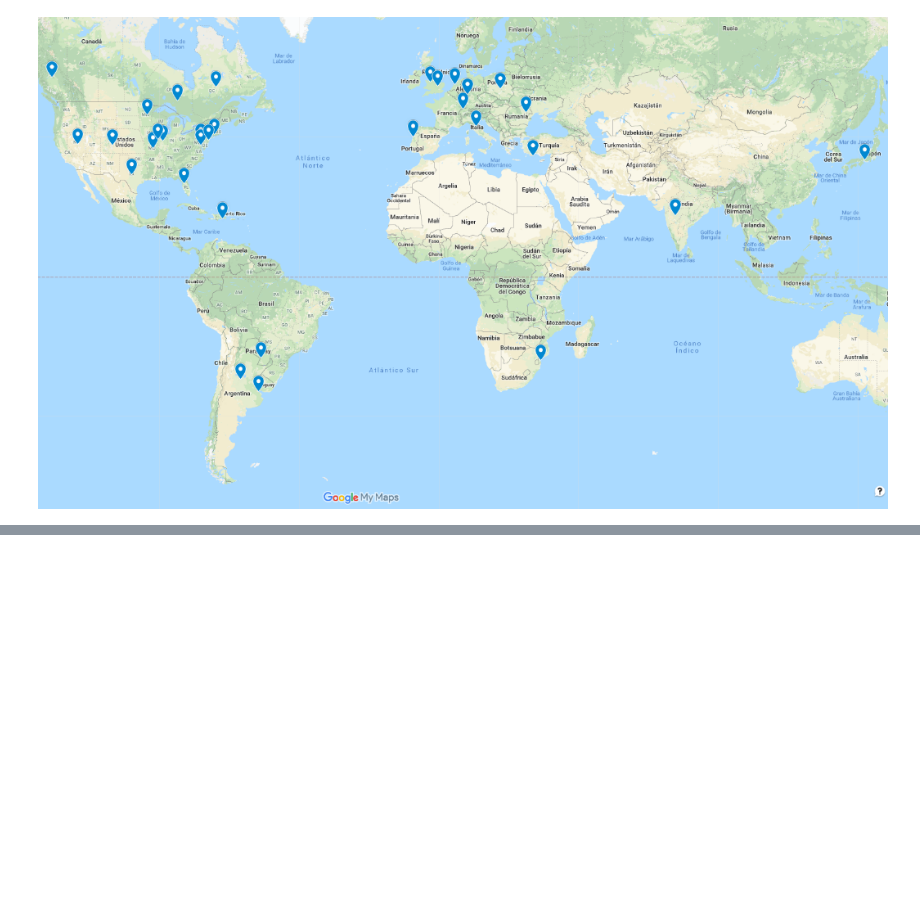
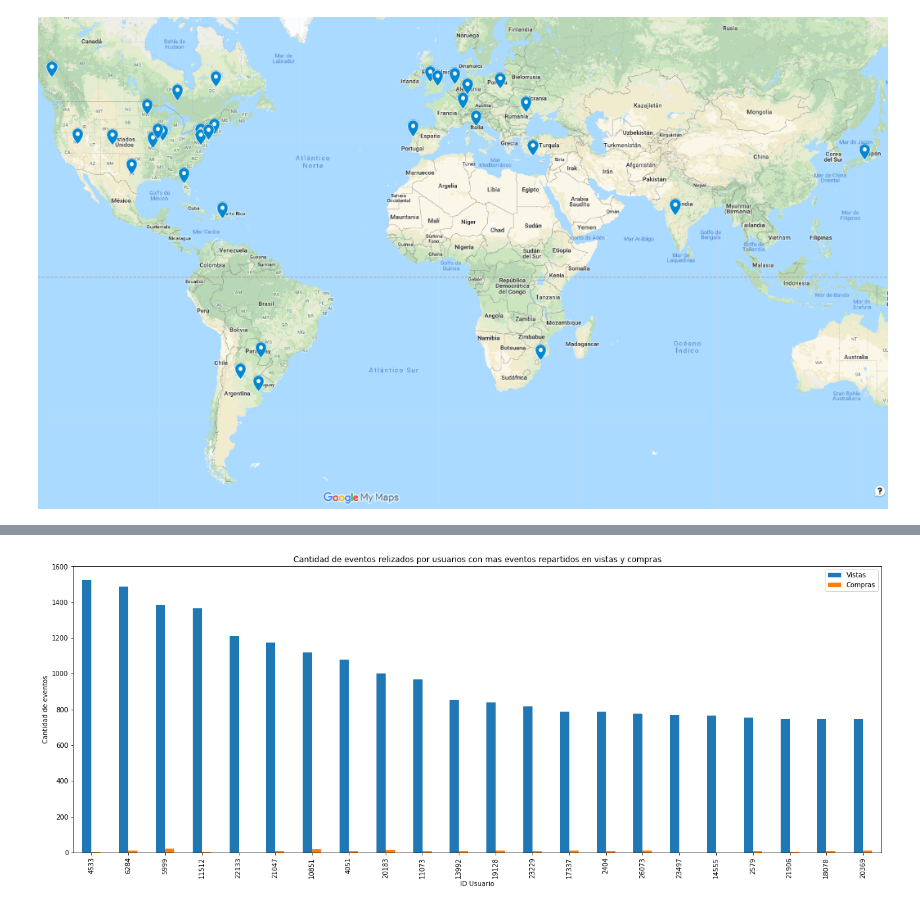
Before and after one commit to Memphis14F/datosTp1, a Jupyter notebook: WebAnalyticsEvents.ipynb, the cells around one changed output, grey strips where cells are left out. Cells and saved outputs as stored; diff of their text form; code cells hidden in the pictures; blank space fills up the shorter version.

```diff
--- a/WebAnalyticsEvents.ipynb
+++ b/WebAnalyticsEvents.ipynb
@@ -740,0 +793,6 @@ Image("paises_regiones_con_pocos_eventos.png")
+# %%
+eventos_vistas_productos = eventos_productos.loc[eventos_productos.event == 'viewed product']
+eventos_vistas_productos = eventos_vistas_productos.loc[:,['event','person']]
+eventos_vistas_productos = eventos_vistas_productos.groupby('person').count()['event'].reset_index()
+eventos_vistas_productos.rename({'event':'cant_eventos_vistas'}, axis=1, inplace=True)
+eventos_vistas_productos.describe()
@@ -740,0 +809,6 @@ Image("paises_regiones_con_pocos_eventos.png")
+# %%
+eventos_compras_productos = eventos_productos.loc[(eventos_productos.event == 'checkout') | (eventos_productos.event == 'conversion')]
+eventos_compras_productos = eventos_compras_productos.loc[:,['event','person']]
+eventos_compras_productos = eventos_compras_productos.groupby('person').count()['event'].reset_index()
+eventos_compras_productos.rename({'event':'cant_eventos_compras'}, axis=1, inplace=True)
+eventos_compras_productos.describe()
@@ -740,0 +825,10 @@ Image("paises_regiones_con_pocos_eventos.png")
+# %%
+usuario_eventos_productos_max = eventos_vistas_productos.merge(eventos_compras_productos, how='inner', on='person')
+usuario_eventos_productos_max.sort_values(by='cant_eventos_vistas', ascending=False, inplace=True)
+ax = plt.gca()
+usuario_eventos_productos_max.head(22).plot(kind='bar', figsize=(22,8), ax=ax, title='Cantidad de eventos relizados por usuarios con mas eventos repartidos en vistas y compras');
+ax.set_xlabel('ID Usuario')
+ax.set_ylabel('Cantidad de eventos')
+ax.legend(['Vistas', 'Compras']);
+# %% [output]
+[figure, added]
```
Also changed, not shown: parts of 9 cells of this notebook, 1 other file.
